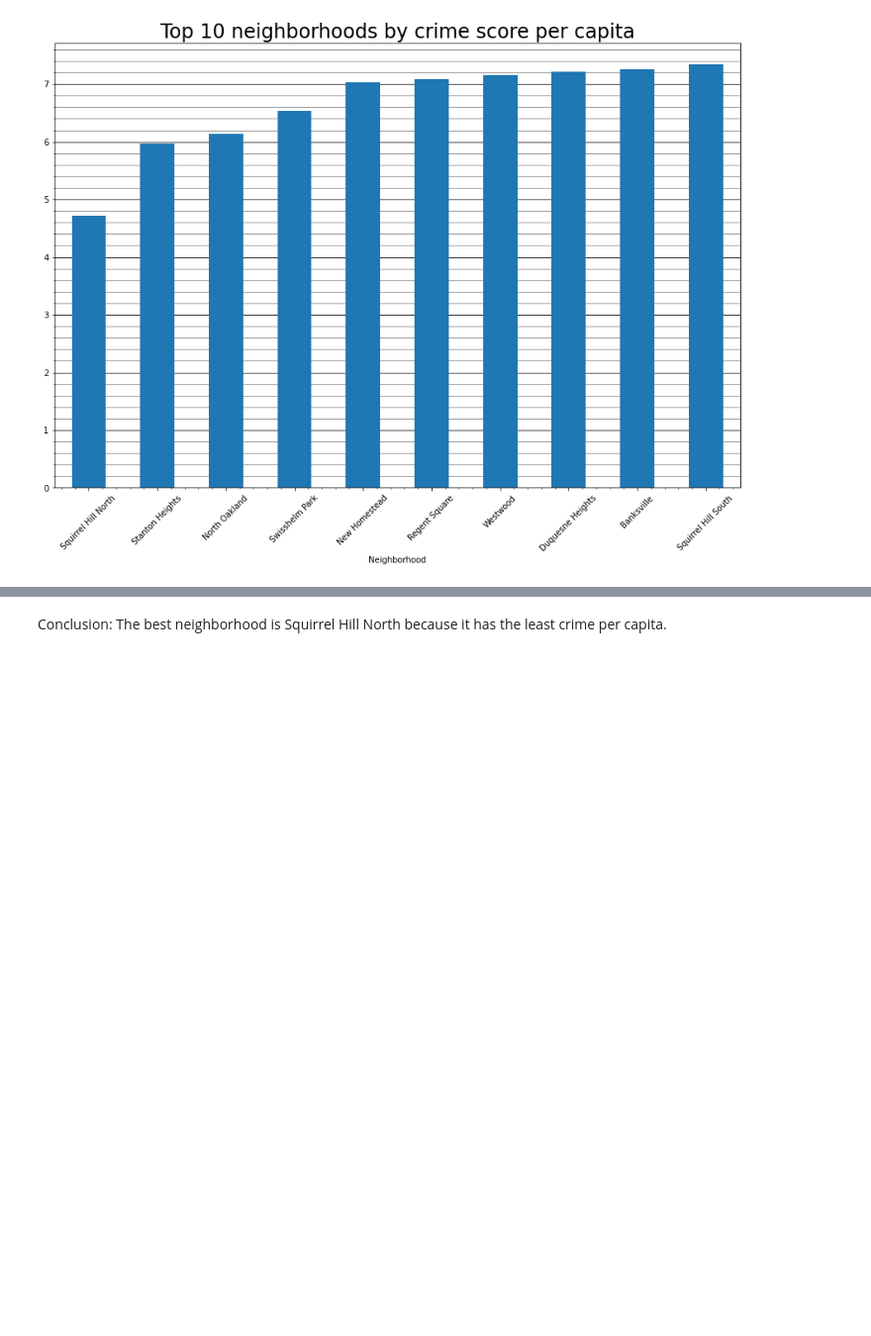
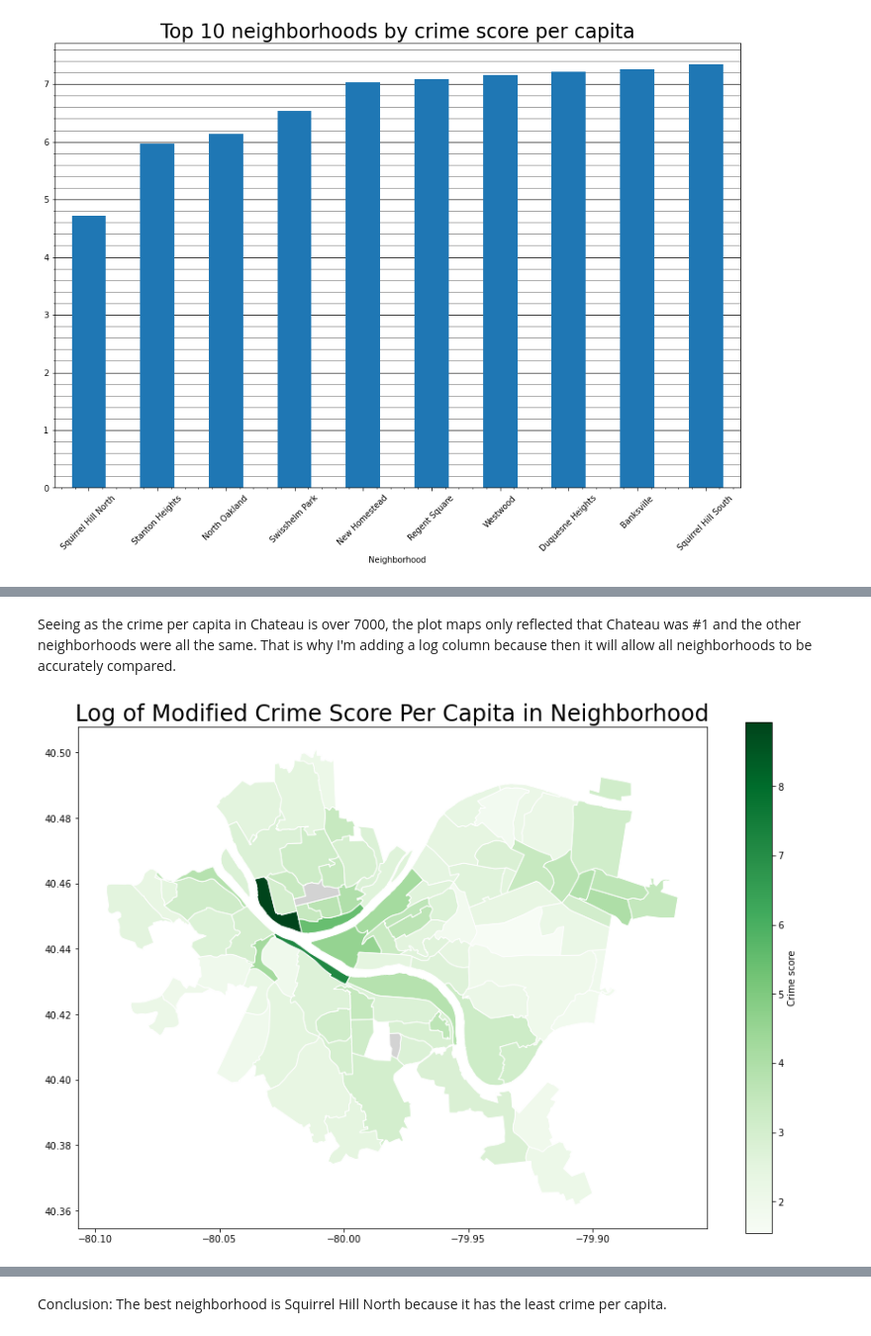
Before and after one commit to lampealex888/FinalProject, a Jupyter notebook: AlexNotebook1.ipynb, the cells around one changed output, grey strips where cells are left out. Shown at 99% size. Cells and saved outputs as stored; diff of their text form; code cells hidden in the pictures; blank space fills up the shorter version.

```diff
--- a/AlexNotebook1.ipynb
+++ b/AlexNotebook1.ipynb
@@ -111,3 +115,4 @@ Here is a map of the places per total crime
 # %%
-pop.groupby(['Neighborhood'])['Estimate; Total'].sum().sort_values(ascending=False)
+pop_df = pop.groupby(['Neighborhood'])['Estimate; Total'].sum().to_frame()
+pop_df.sort_values(by='Estimate; Total', ascending=True)
 # %% [output]
@@ -126,0 +135,4 @@ Name: Estimate; Total, Length: 91, dtype: float64
+# %%
+total_crime_df["POPULATION"] = pop_df['Estimate; Total']
+total_crime_df["POPULATION"] = total_crime_df["POPULATION"].fillna(50)
+total_crime_df.sort_values(by='POPULATION', ascending=True)
@@ -126,0 +154,3 @@ Name: Estimate; Total, Length: 91, dtype: float64
+# %%
+total_crime_df["NEW HIERARCHY / POPULATION"] = total_crime_df["NEW HIERARCHY"] / total_crime_df["POPULATION"]
+total_crime_df.sort_values(by='NEW HIERARCHY / POPULATION', ascending=True)
@@ -143,3 +183,6 @@ plt.xticks(rotation=45)
 plt.show()
 # %% [output]
 [figure]
+# %%
+total_crime_df["log(NEW HIERARCHY / POPULATION)"] = np.log(total_crime_df["NEW HIERARCHY / POPULATION"])
+total_crime_df.sort_values(by='log(NEW HIERARCHY / POPULATION)', ascending=True)
@@ -145,0 +204,18 @@ plt.show()
+# %% [markdown]
+Seeing as the crime per capita in Chateau is over 7000, the plot maps only reflected that Chateau was #1 and the other neighborhoods were all the same. That is why I'm adding a log column because then it will allow all neighborhoods to be accurately compared.
+# %%
+crime_map = neighborhoods.merge(total_crime_df, how='left', left_on='hood', right_on='INCIDENTNEIGHBORHOOD')
+fig2, ax2 = plt.subplots(figsize=(15, 10))
+crime_map.plot(column='log(NEW HIERARCHY / POPULATION)',
+                cmap='Greens',
+                edgecolor="white",
+                legend=True,
+                legend_kwds={'label': "Crime score"},
+                figsize=(15, 10),
+                missing_kwds={"color": "lightgrey"},
+                ax=ax2
+               )
+plt.title('Log of Modified Crime Score Per Capita in Neighborhood', fontdict = {'fontsize': 24})
+plt.show()
+# %% [output]
+[figure, added]
```
Also changed, not shown: parts of 16 cells of this notebook, 2 other files.
